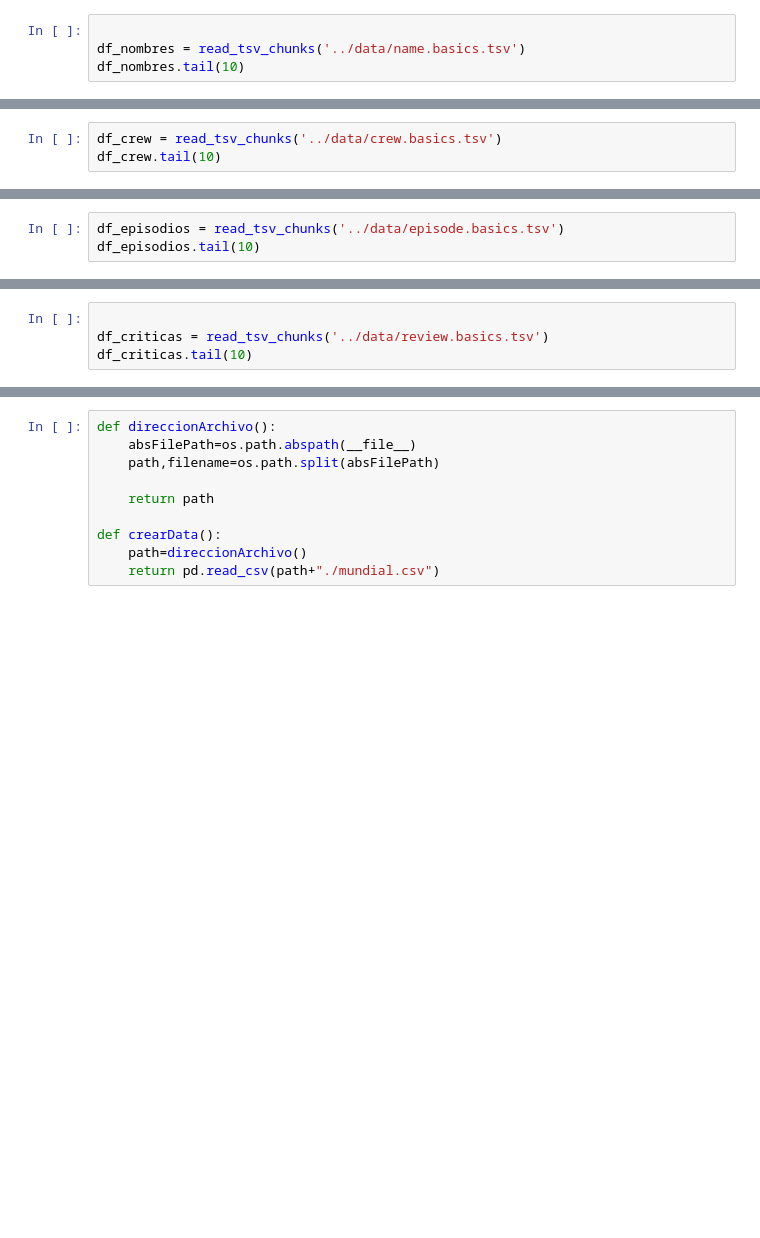
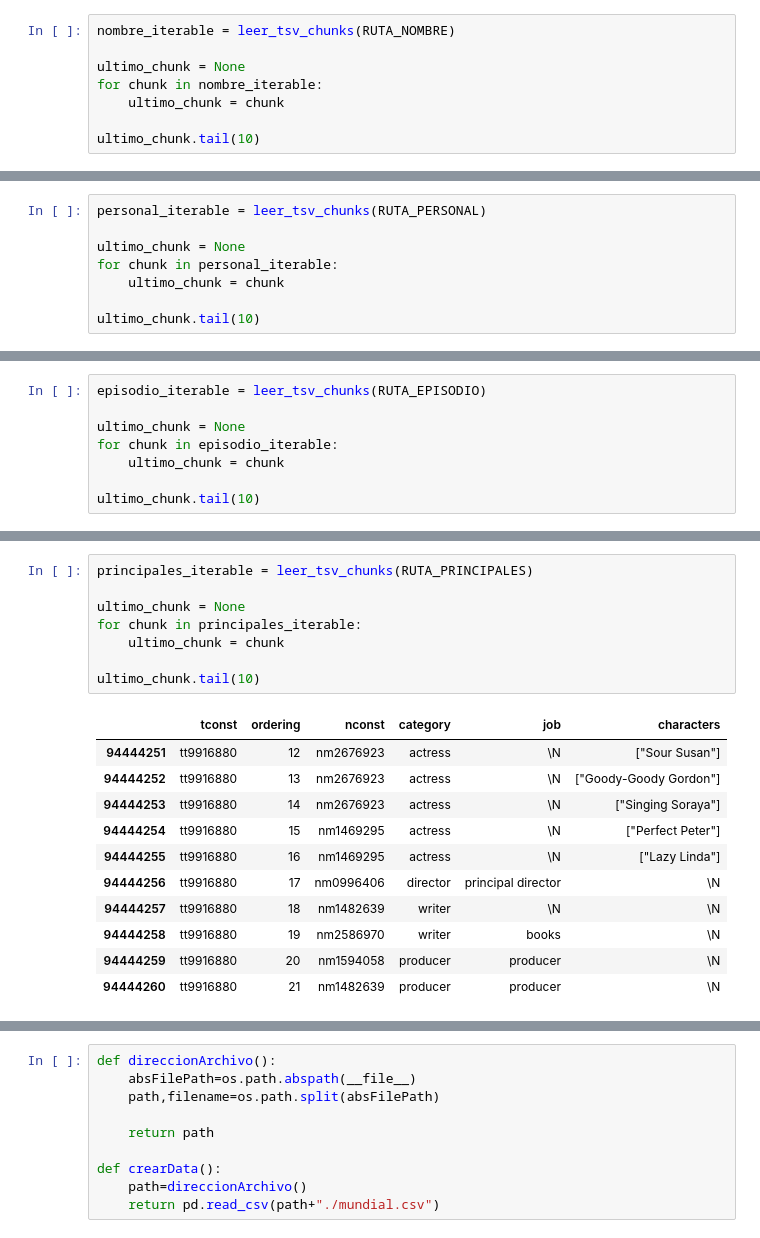
Before and after one commit to franncoronel/g5-backend, a Jupyter notebook: src/prueba.ipynb, the cells around one changed output, grey strips where cells are left out. Drawn from its saved outputs; the diff is of its cells as text; blank space fills up the shorter version.

```diff
--- a/src/prueba.ipynb
+++ b/src/prueba.ipynb
@@ -34,7 +270,11 @@ ultimo_chunk.tail(15)
 # %%
+nombre_iterable = leer_tsv_chunks(RUTA_NOMBRE)
 
-df_nombres = read_tsv_chunks('../data/name.basics.tsv')
-df_nombres.tail(10)
+ultimo_chunk = None
+for chunk in nombre_iterable:
+    ultimo_chunk = chunk
+
+ultimo_chunk.tail(10)
 # %% [output]
 |  | nconst | primaryName | birthYear | deathYear | primaryProfession | knownForTitles |
 | 14677622 | nm9993709 | Lu Bevins | \N | \N | producer,writer,director | tt17717854,tt11772904,tt11772812,... |
@@ -48,5 +288,10 @@ df_nombres.tail(10)
 | 14677630 | nm9993718 | Aayush Nair | \N | \N | cinematographer | tt8736744 |
 | 14677631 | nm9993719 | Andre Hill | \N | \N | \N | \N |
 # %%
-df_crew = read_tsv_chunks('../data/crew.basics.tsv')
-df_crew.tail(10)
+personal_iterable = leer_tsv_chunks(RUTA_PERSONAL)
+
+ultimo_chunk = None
+for chunk in personal_iterable:
+    ultimo_chunk = chunk
+
+ultimo_chunk.tail(10)
@@ -53,3 +310,8 @@ df_crew.tail(10)
 # %%
-df_episodios = read_tsv_chunks('../data/episode.basics.tsv')
-df_episodios.tail(10)
+episodio_iterable = leer_tsv_chunks(RUTA_EPISODIO)
+
+ultimo_chunk = None
+for chunk in episodio_iterable:
+    ultimo_chunk = chunk
+
+ultimo_chunk.tail(10)
@@ -56,4 +330,20 @@ df_episodios.tail(10)
 # %%
+principales_iterable = leer_tsv_chunks(RUTA_PRINCIPALES)
 
-df_criticas = read_tsv_chunks('../data/review.basics.tsv')
-df_criticas.tail(10)
+ultimo_chunk = None
+for chunk in principales_iterable:
+    ultimo_chunk = chunk
+
+ultimo_chunk.tail(10)
+# %% [output]
+|  | tconst | ordering | nconst | category | job | characters |
+| 94444251 | tt9916880 | 12 | nm2676923 | actress | \N | ["Sour Susan"] |
+| 94444252 | tt9916880 | 13 | nm2676923 | actress | \N | ["Goody-Goody Gordon"] |
+| 94444253 | tt9916880 | 14 | nm2676923 | actress | \N | ["Singing Soraya"] |
+| 94444254 | tt9916880 | 15 | nm1469295 | actress | \N | ["Perfect Peter"] |
+| 94444255 | tt9916880 | 16 | nm1469295 | actress | \N | ["Lazy Linda"] |
+| 94444256 | tt9916880 | 17 | nm0996406 | director | principal director | \N |
+| 94444257 | tt9916880 | 18 | nm1482639 | writer | \N | \N |
+| 94444258 | tt9916880 | 19 | nm2586970 | writer | books | \N |
+| 94444259 | tt9916880 | 20 | nm1594058 | producer | producer | \N |
+| 94444260 | tt9916880 | 21 | nm1482639 | producer | producer | \N |
```
Also changed, not shown: parts of 10 cells of this notebook.
